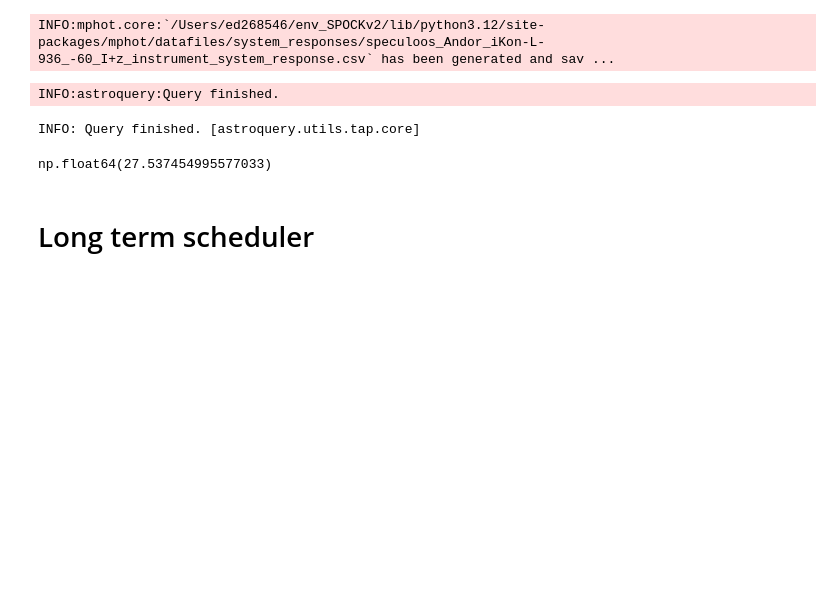
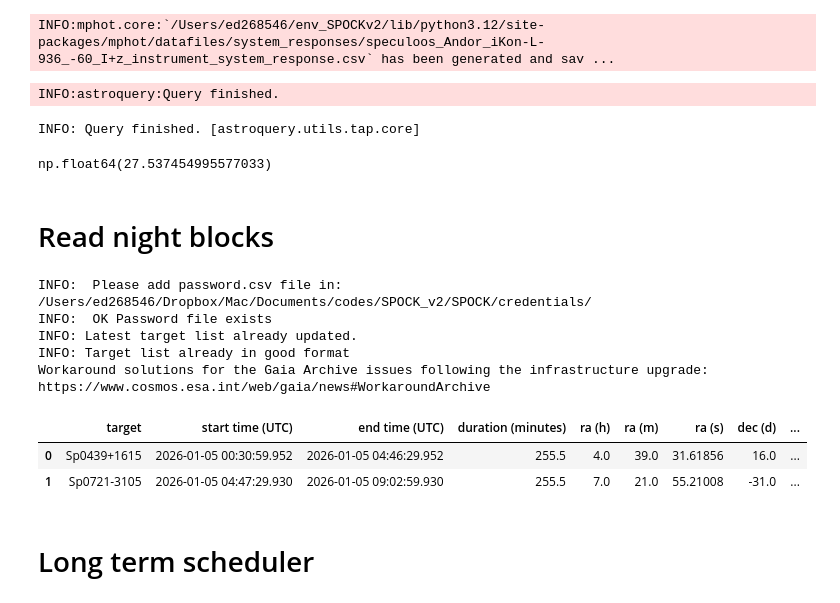
Before and after one commit to szunigaf/SPOCK_v2, a Jupyter notebook: notebook_tests.ipynb, the cells around one changed output. Cells and saved outputs as stored; diff of their text form; code cells hidden in the pictures; blank space fills up the shorter version.

```diff
--- a/notebook_tests.ipynb
+++ b/notebook_tests.ipynb
@@ -158,6 +158,20 @@ INFO: Query finished. [astroquery.utils.tap.core]
 exposure_time
 # %% [output]
 np.float64(27.537454995577033)
+# %% [markdown]
+# Read night blocks
+# %%
+import SPOCK.stats as SPOCKstats
+SPOCKstats.read_night_plans_server(telescope="Ganymede",date="2026-01-04")
+# %% [output]
+INFO:  Please add password.csv file in: /Users/ed268546/Dropbox/Mac/Documents/codes/SPOCK_v2/SPOCK/credentials/
+INFO:  OK Password file exists
+INFO: Latest target list already updated.
+INFO: Target list already in good format
+Workaround solutions for the Gaia Archive issues following the infrastructure upgrade: https://www.cosmos.esa.int/web/gaia/news#WorkaroundArchive
+|  | target | start time (UTC) | end time (UTC) | duration (minutes) | ra (h) | ra (m) | ra (s) | dec (d) | ... |
+| 0 | Sp0439+1615 | 2026-01-05 00:30:59.952 | 2026-01-05 04:46:29.952 | 255.5 | 4.0 | 39.0 | 31.61856 | 16.0 | ... |
+| 1 | Sp0721-3105 | 2026-01-05 04:47:29.930 | 2026-01-05 09:02:59.930 | 255.5 | 7.0 | 21.0 | 55.21008 | -31.0 | ... |
 # %% [markdown]
 # Long term scheduler
 # %%
```
Also changed, not shown: parts of 1 cell of this notebook, 2 other files.
